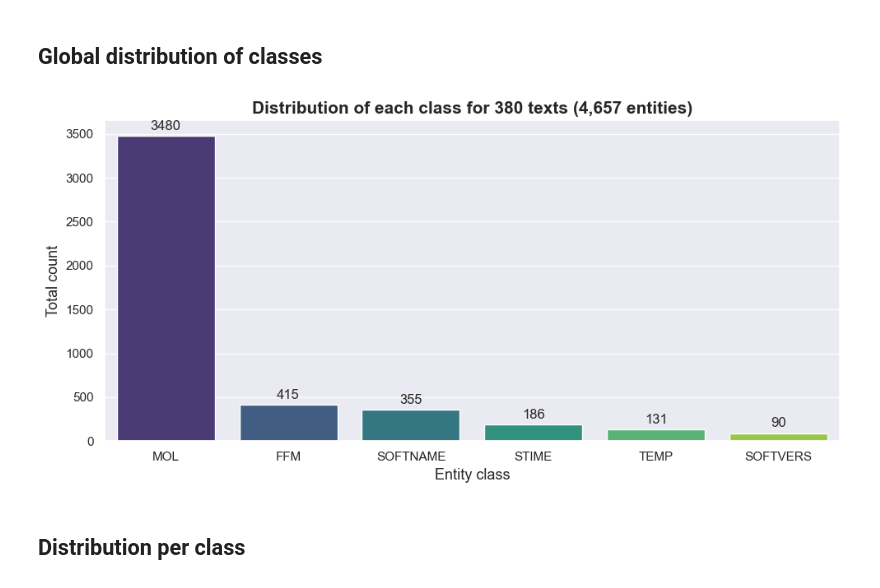
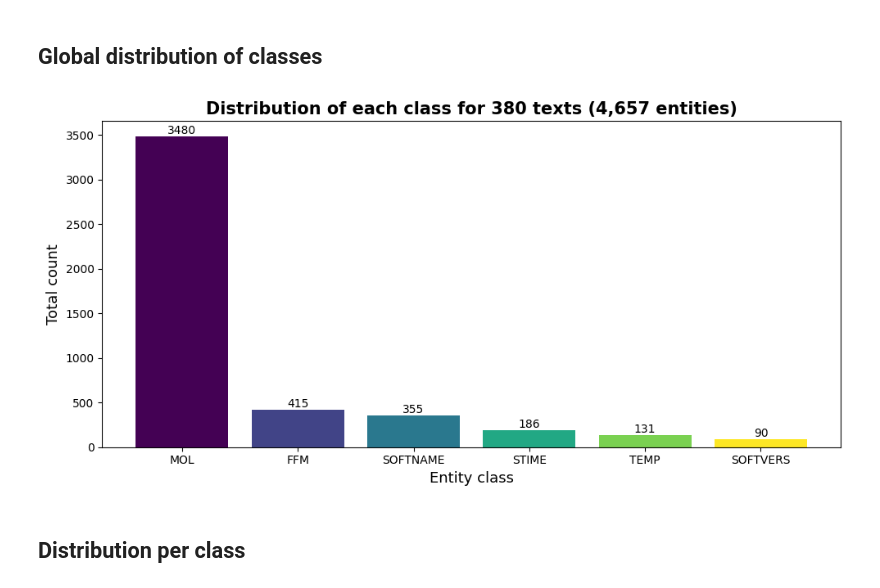
Before and after one commit to MDverse/mdner_llm, a Jupyter notebook: notebooks/visualize_entities_stats.ipynb, the cells around one changed output. Drawn from its saved outputs; the diff is of its cells as text; code cells hidden in the pictures.

Commit message:
Fixes #6: replace Seaborn with Matplotlib for histograms and class distribution plots

```diff
--- a/notebooks/visualize_entities_stats.ipynb
+++ b/notebooks/visualize_entities_stats.ipynb
@@ -44,12 +44,24 @@ ANNOTATION_DIR = "../annotations/v2"
 # %% [markdown]
 ## Load results
 # %%
-def load_tsv(path: str) -> pd.DataFrame:
-    """Load a TSV file into a pandas DataFrame."""
+def load_tsv(path: Path) -> pd.DataFrame:
+    """Load a TSV file into a pandas DataFrame.
+
+    Parameters
+    ----------
+    path : Path
+        The filesystem path to the TSV file.
+
+    Returns
+    -------
+    pd.DataFrame
+        A DataFrame containing the contents of the TSV file.
+    """
     df = pd.read_csv(path, sep="\t")
     return df
 
-df = load_tsv(TSV_PATH)
+
+df = load_tsv(RESULTS_FILE)
 df
 # %% [output]
 |  | filename | text_length | TEMP_nb | SOFTNAME_nb | SOFTVERS_nb | STIME_nb | MOL_nb | FFM_nb |
@@ -69,33 +81,54 @@ df
 ## Global distribution of classes
 # %%
 def plot_class_distribution(df: pd.DataFrame) -> None:
-    """Plot a bar chart showing the total number of entities per class across all files."""
-    sns.set_theme()
+    """Plot a bar chart showing the total number of entities per class across all files.
 
+    Parameters
+    ----------
+    df : pd.DataFrame
+        Input DataFrame containing columns ending with ``_nb`` representing
+        the counts of each entity class.
+    """
     total_entities = len(df)
     cols = [col for col in df.columns if col.endswith("_nb")]
     summary = df[cols].sum().sort_values(ascending=False)
-    plot_df = pd.DataFrame({
-        "Class": [col.replace("_nb", "") for col in summary.index],
-        "Count": summary.values
-    })
+
+    classes = [col.replace("_nb", "") for col in summary.index]
+    counts = summary.to_numpy()
+
+    cmap = matplotlib.colormaps.get_cmap("viridis")
+    colors = cmap(np.linspace(0, 1, len(classes)))
+
     plt.figure(figsize=(10, 5))
-    ax = sns.barplot(data=plot_df, x="Class", y="Count", palette="viridis", hue="Class")
-    # Add value labels on each bar
-    for container in ax.containers:
-        ax.bar_label(container, fmt="%.0f", padding=3)
+    x = np.arange(len(classes))
+    bars = plt.bar(x, counts, color=colors)
+    # Add labels
+    for bar in bars:
+        height = bar.get_height()
+        plt.text(
+            bar.get_x() + bar.get_width() / 2,
+            height,
+            f"{height:.0f}",
+            ha="center",
+            va="bottom",
+            fontsize=10,
+        )
+
     plt.title(
-        f"Distribution of each class for {total_entities} texts ({np.sum(summary.values):,} entities)",
-        fontsize=15, fontweight="bold"
+        f"Distribution of each class for {total_entities} texts ({np.sum(counts):,} entities)",
+        fontsize=15,
+        fontweight="bold",
     )
     plt.xlabel("Entity class", fontsize=13)
     plt.ylabel("Total count", fontsize=13)
+    plt.xticks(x, classes)
     plt.tight_layout()
     plt.show()
 
+
 plot_class_distribution(df)
 # %% [output]
-[figure, old version]
+[figure, new version]
 # %% [markdown]
 ## Distribution per class
 # %%
```
Also changed, not shown: parts of 5 cells of this notebook.
